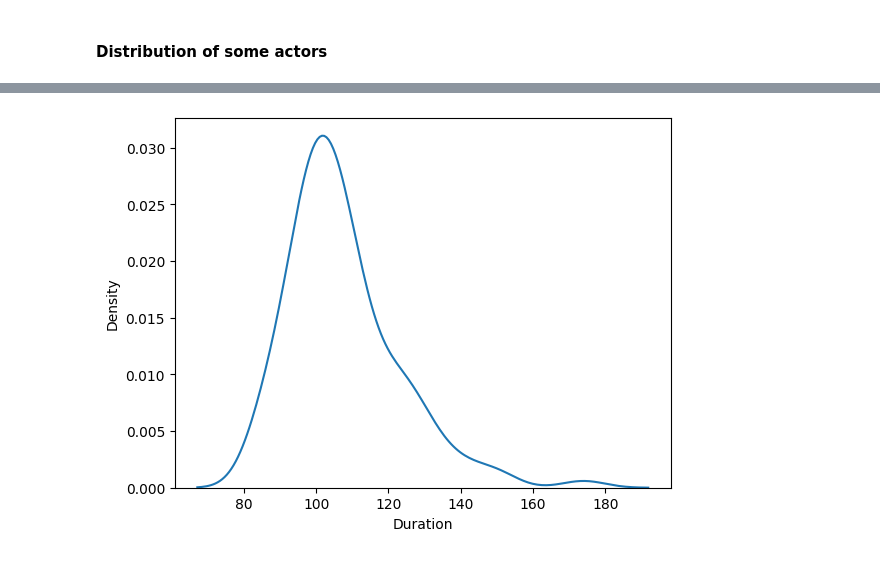
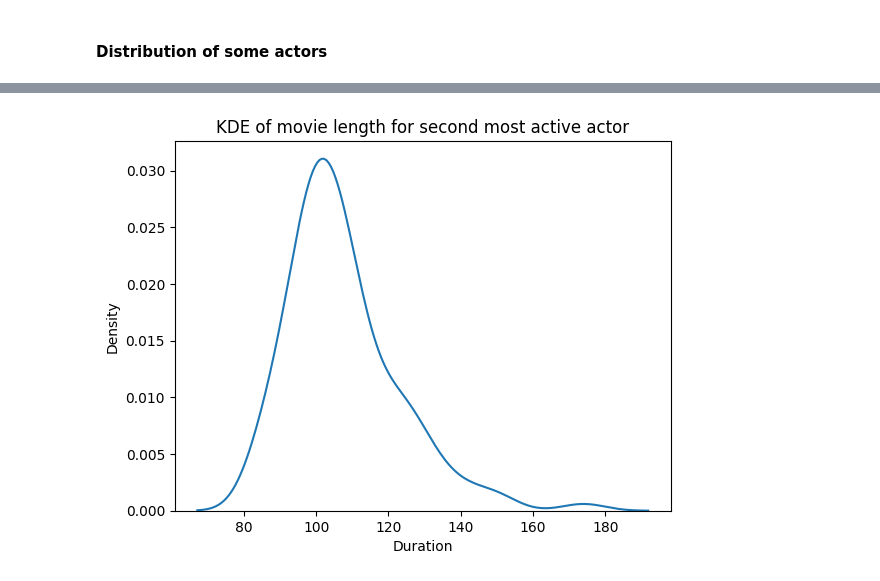
Before and after one commit to epfl-ada/ada-2023-project-advanceddataarsonists, a Jupyter notebook: initial_analyses.ipynb, the cells around one changed output, grey strips where cells are left out. Drawn from its saved outputs; the diff is of its cells as text; code cells hidden in the pictures.

```diff
--- a/initial_analyses.ipynb
+++ b/initial_analyses.ipynb
@@ -658,7 +675,8 @@ plt.show()
 # %%
+plt.title('KDE of movie length for second most active actor')
 sns.kdeplot(runtime_per_actor["runtimeMinutes"].iloc[1])
 plt.ylabel("Density")
 plt.xlabel("Duration")
 plt.show()
 # %% [output]
-[figure, old version]
+[figure, new version]
```
Also changed, not shown: parts of 21 cells of this notebook.
